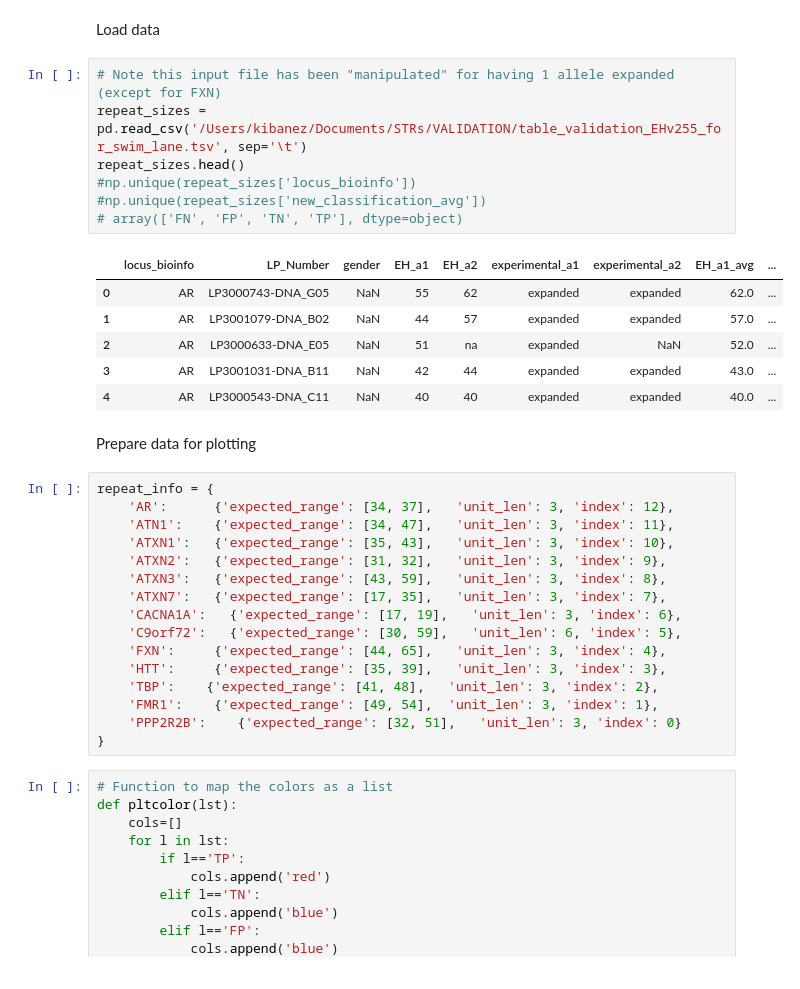
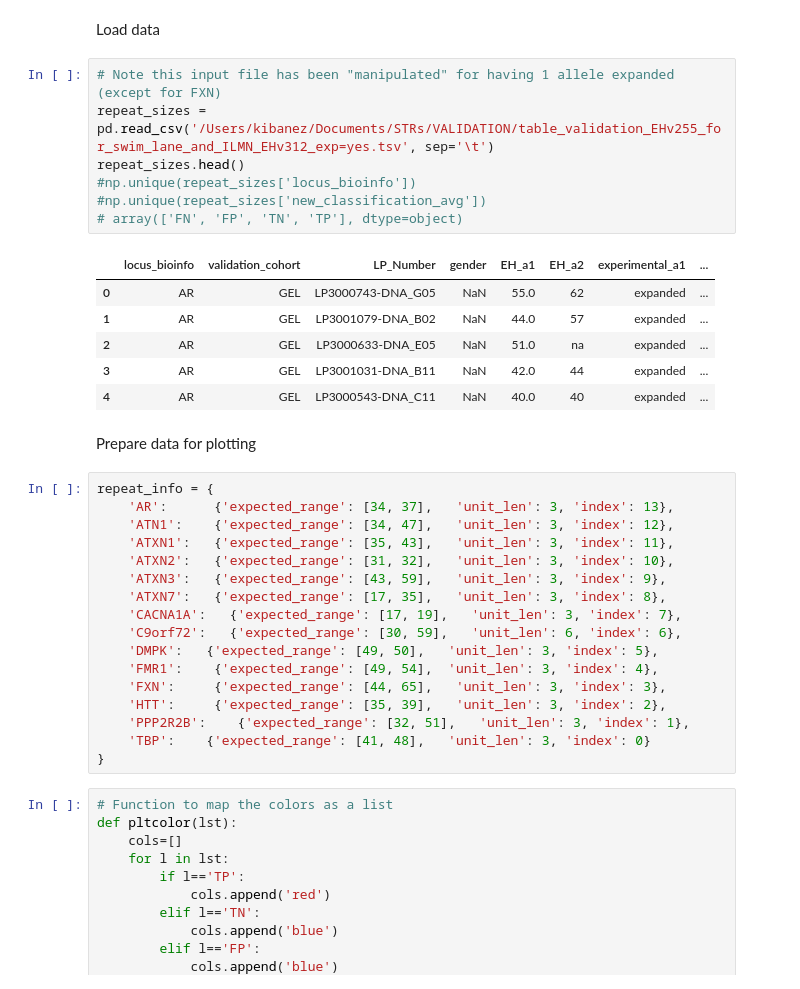
Before and after one commit to kibanez/STR_detection_python3, a Jupyter notebook: plotting_swim_lane_from_validation_table.ipynb, the cells around one changed output. Cells and saved outputs as stored; diff of their text form.

Commit message:
adapt to ILMN data

```diff
--- a/plotting_swim_lane_from_validation_table.ipynb
+++ b/plotting_swim_lane_from_validation_table.ipynb
@@ -38,35 +38,36 @@ plt.rcParams['font.size'] = 16
 Load data
 # %%
 # Note this input file has been "manipulated" for having 1 allele expanded (except for FXN)
-repeat_sizes = pd.read_csv('/Users/kibanez/Documents/STRs/VALIDATION/table_validation_EHv255_for_swim_lane.tsv', sep='\t')
+repeat_sizes = pd.read_csv('/Users/kibanez/Documents/STRs/VALIDATION/table_validation_EHv255_for_swim_lane_and_ILMN_EHv312_exp=yes.tsv', sep='\t')
 repeat_sizes.head()
 #np.unique(repeat_sizes['locus_bioinfo'])
 #np.unique(repeat_sizes['new_classification_avg'])
 # array(['FN', 'FP', 'TN', 'TP'], dtype=object)
 # %% [output]
-|  | locus_bioinfo | LP_Number | gender | EH_a1 | EH_a2 | experimental_a1 | experimental_a2 | EH_a1_avg | ... |
-| 0 | AR | LP3000743-DNA_G05 | NaN | 55 | 62 | expanded | expanded | 62.0 | ... |
-| 1 | AR | LP3001079-DNA_B02 | NaN | 44 | 57 | expanded | expanded | 57.0 | ... |
-| 2 | AR | LP3000633-DNA_E05 | NaN | 51 | na | expanded | NaN | 52.0 | ... |
-| 3 | AR | LP3001031-DNA_B11 | NaN | 42 | 44 | expanded | expanded | 43.0 | ... |
-| 4 | AR | LP3000543-DNA_C11 | NaN | 40 | 40 | expanded | expanded | 40.0 | ... |
+|  | locus_bioinfo | validation_cohort | LP_Number | gender | EH_a1 | EH_a2 | experimental_a1 | ... |
+| 0 | AR | GEL | LP3000743-DNA_G05 | NaN | 55.0 | 62 | expanded | ... |
+| 1 | AR | GEL | LP3001079-DNA_B02 | NaN | 44.0 | 57 | expanded | ... |
+| 2 | AR | GEL | LP3000633-DNA_E05 | NaN | 51.0 | na | expanded | ... |
+| 3 | AR | GEL | LP3001031-DNA_B11 | NaN | 42.0 | 44 | expanded | ... |
+| 4 | AR | GEL | LP3000543-DNA_C11 | NaN | 40.0 | 40 | expanded | ... |
 # %% [markdown]
 Prepare data for plotting
 # %%
 repeat_info = {
-    'AR':      {'expected_range': [34, 37],   'unit_len': 3, 'index': 12},
-    'ATN1':    {'expected_range': [34, 47],   'unit_len': 3, 'index': 11},
-    'ATXN1':   {'expected_range': [35, 43],   'unit_len': 3, 'index': 10},
-    'ATXN2':   {'expected_range': [31, 32],   'unit_len': 3, 'index': 9},
-    'ATXN3':   {'expected_range': [43, 59],   'unit_len': 3, 'index': 8},
-    'ATXN7':   {'expected_range': [17, 35],   'unit_len': 3, 'index': 7},
-    'CACNA1A':   {'expected_range': [17, 19],   'unit_len': 3, 'index': 6},
-    'C9orf72':   {'expected_range': [30, 59],   'unit_len': 6, 'index': 5},
-    'FXN':     {'expected_range': [44, 65],   'unit_len': 3, 'index': 4},
-    'HTT':     {'expected_range': [35, 39],   'unit_len': 3, 'index': 3},
-    'TBP':    {'expected_range': [41, 48],   'unit_len': 3, 'index': 2},
-    'FMR1':    {'expected_range': [49, 54],  'unit_len': 3, 'index': 1},
-    'PPP2R2B':    {'expected_range': [32, 51],   'unit_len': 3, 'index': 0}
+    'AR':      {'expected_range': [34, 37],   'unit_len': 3, 'index': 13},
+    'ATN1':    {'expected_range': [34, 47],   'unit_len': 3, 'index': 12},
+    'ATXN1':   {'expected_range': [35, 43],   'unit_len': 3, 'index': 11},
+    'ATXN2':   {'expected_range': [31, 32],   'unit_len': 3, 'index': 10},
+    'ATXN3':   {'expected_range': [43, 59],   'unit_len': 3, 'index': 9},
+    'ATXN7':   {'expected_range': [17, 35],   'unit_len': 3, 'index': 8},
+    'CACNA1A':   {'expected_range': [17, 19],   'unit_len': 3, 'index': 7},
+    'C9orf72':   {'expected_range': [30, 59],   'unit_len': 6, 'index': 6},
+    'DMPK':   {'expected_range': [49, 50],   'unit_len': 3, 'index': 5},
+    'FMR1':    {'expected_range': [49, 54],  'unit_len': 3, 'index': 4},
+    'FXN':     {'expected_range': [44, 65],   'unit_len': 3, 'index': 3},
+    'HTT':     {'expected_range': [35, 39],   'unit_len': 3, 'index': 2},
+    'PPP2R2B':    {'expected_range': [32, 51],   'unit_len': 3, 'index': 1},
+    'TBP':    {'expected_range': [41, 48],   'unit_len': 3, 'index': 0}
 }
 # %%
 # Function to map the colors as a list
```
Also changed, not shown: parts of 5 cells of this notebook.
